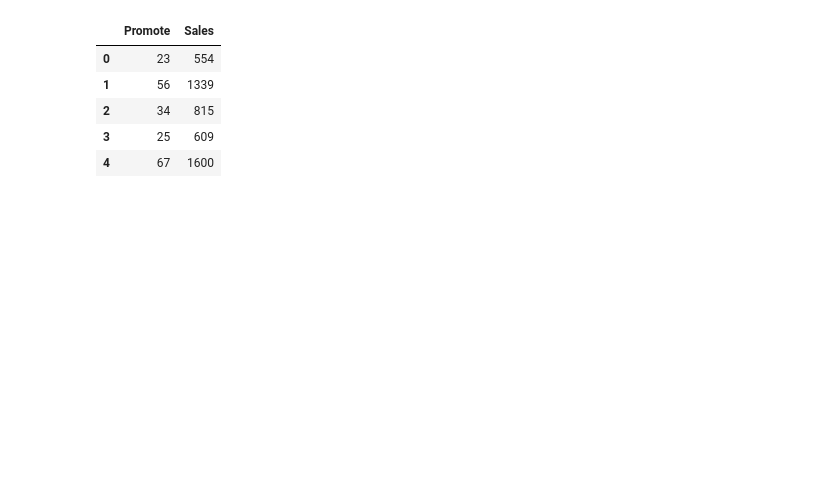
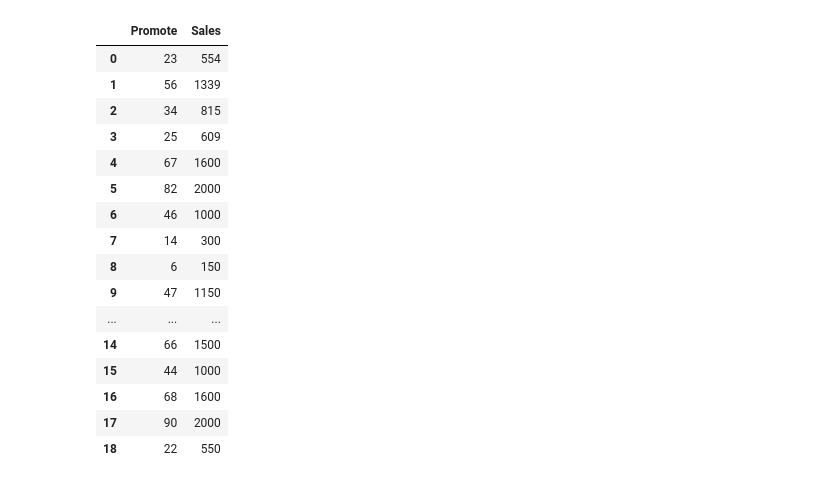
Before and after one commit to Pareeksachin/Machine-Learning, a Jupyter notebook: Day2/Polynomial.ipynb, the cells around one changed output. Drawn from its saved outputs; the diff is of its cells as text; code cells hidden in the pictures; blank space fills up the shorter version.

```diff
--- a/Day2/Polynomial.ipynb
+++ b/Day2/Polynomial.ipynb
@@ -11,14 +11,25 @@ import numpy as np
 # %%
 pizza = pd.read_csv(r"C:\Users\Anonymous\Desktop\Advance Statistics\Datasets\pizza.csv")
 # %%
-pizza.head()
+pizza
 # %% [output]
 |  | Promote | Sales |
 | 0 | 23 | 554 |
 | 1 | 56 | 1339 |
 | 2 | 34 | 815 |
 | 3 | 25 | 609 |
 | 4 | 67 | 1600 |
+| 5 | 82 | 2000 |
+| 6 | 46 | 1000 |
+| 7 | 14 | 300 |
+| 8 | 6 | 150 |
+| 9 | 47 | 1150 |
+| ... | ... | ... |
+| 14 | 66 | 1500 |
+| 15 | 44 | 1000 |
+| 16 | 68 | 1600 |
+| 17 | 90 | 2000 |
+| 18 | 22 | 550 |
 # %%
 X = pizza[['Promote']]
 y = pizza['Sales']
```
Also changed, not shown: parts of 12 cells of this notebook, 1 other file.
